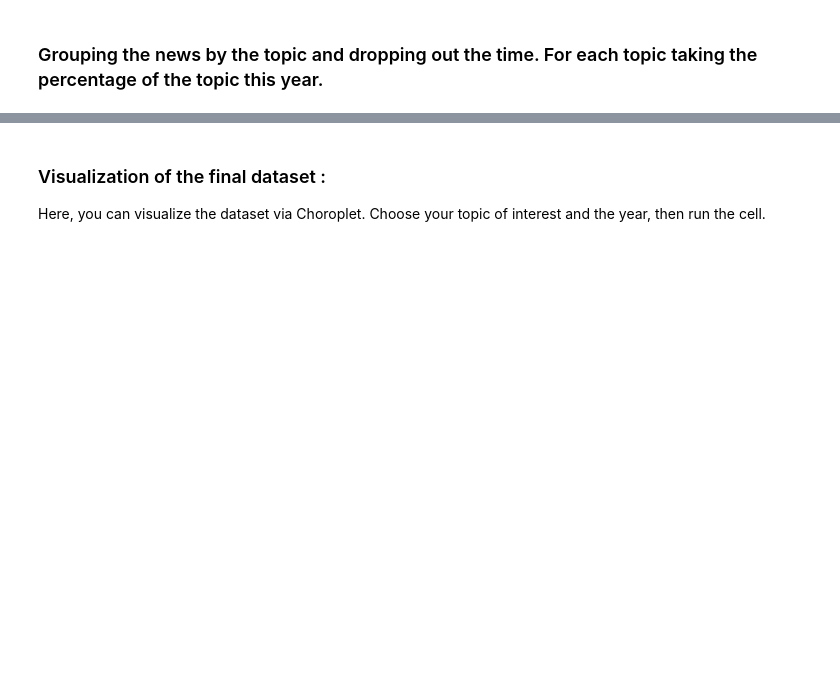
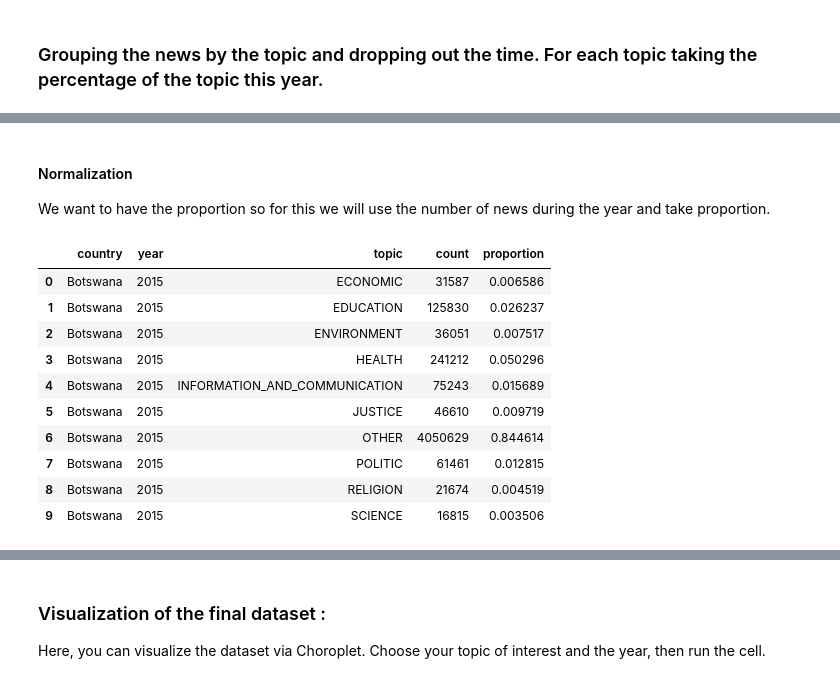
Before and after one commit to AntsaHoneywinner/TwistChallengeModule3, a Jupyter notebook: Education_importance.ipynb, the cells around one changed output, grey strips where cells are left out. Cells and saved outputs as stored; diff of their text form; code cells hidden in the pictures; blank space fills up the shorter version.

```diff
--- a/Education_importance.ipynb
+++ b/Education_importance.ipynb
@@ -311,0 +320,30 @@ finaldataset = pd.read_csv('all_news_with_topic.csv')
+# %% [markdown]
+#### Normalization
+
+We want to have the proportion so for this we will use the number of news during the year and take proportion.
+# %%
+def makesum(country, year)  :
+  return (finaldataset[(finaldataset['country']==country) & (finaldataset['year']==year) ])['count'].sum()
+# %%
+def makeproportion(myrow) :
+  return(myrow['count']/ makesum(myrow['country'], myrow['year']))
+# %%
+proportion =[]
+for i in range(finaldataset.shape[0]) :
+    proportion.append(makeproportion(finaldataset.iloc[i]))
+# %%
+finaldataset['proportion'] = proportion
+# %%
+finaldataset.head(10)
+# %% [output]
+|  | country | year | topic | count | proportion |
+| 0 | Botswana | 2015 | ECONOMIC | 31587 | 0.006586 |
+| 1 | Botswana | 2015 | EDUCATION | 125830 | 0.026237 |
+| 2 | Botswana | 2015 | ENVIRONMENT | 36051 | 0.007517 |
+| 3 | Botswana | 2015 | HEALTH | 241212 | 0.050296 |
+| 4 | Botswana | 2015 | INFORMATION_AND_COMMUNICATION | 75243 | 0.015689 |
+| 5 | Botswana | 2015 | JUSTICE | 46610 | 0.009719 |
+| 6 | Botswana | 2015 | OTHER | 4050629 | 0.844614 |
+| 7 | Botswana | 2015 | POLITIC | 61461 | 0.012815 |
+| 8 | Botswana | 2015 | RELIGION | 21674 | 0.004519 |
+| 9 | Botswana | 2015 | SCIENCE | 16815 | 0.003506 |
```
Also changed, not shown: parts of 32 cells of this notebook.
